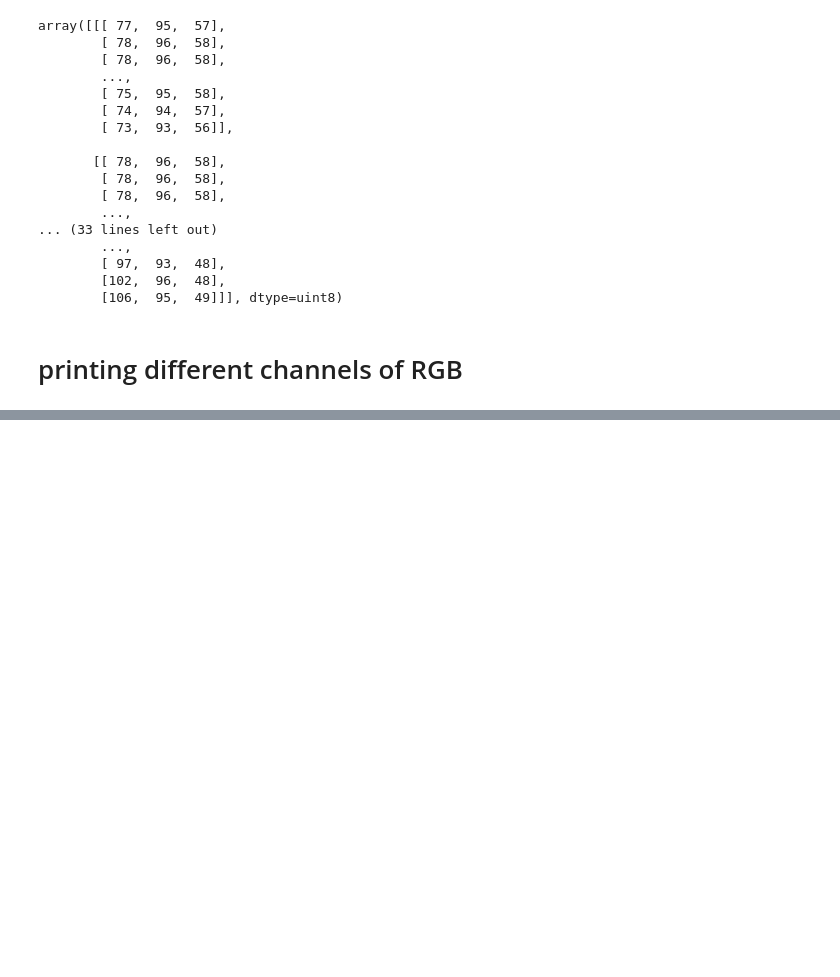
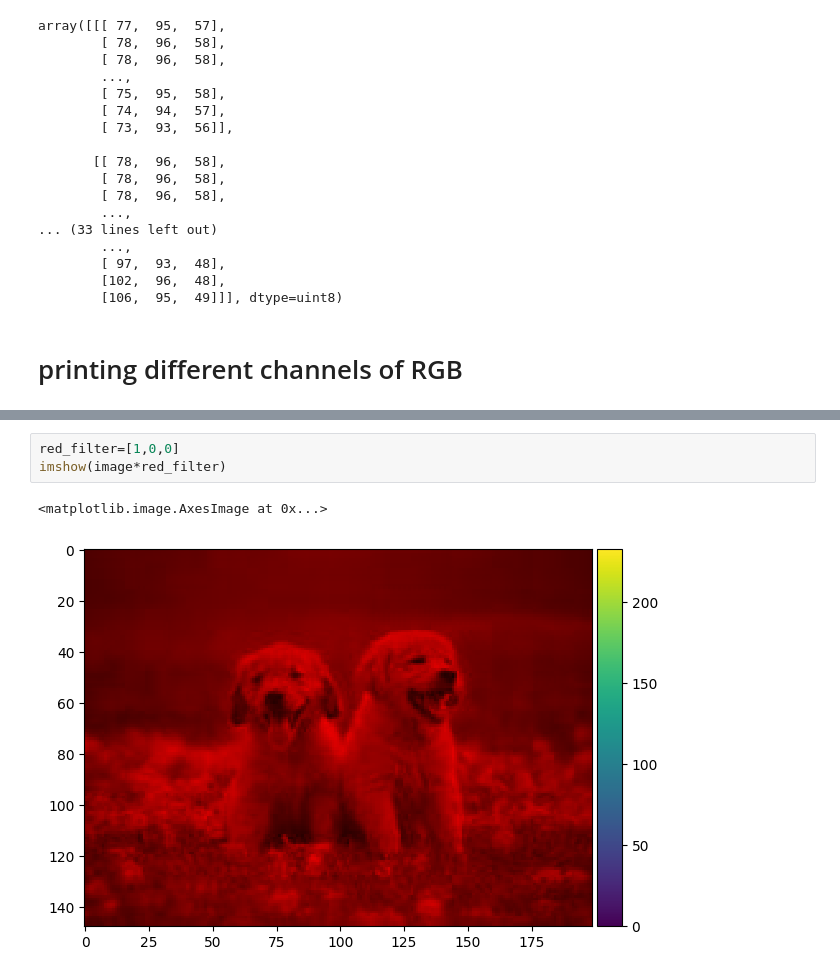
Before and after one commit to meghana507/ai-ml-practice-project, a Jupyter notebook: Reading_and_stacking_images.ipynb, the cells around one changed output, grey strips where cells are left out. Saved outputs shown, nothing was run; the diff lists cells and outputs as text; blank space fills up the shorter version.

```diff
--- a/Reading_and_stacking_images.ipynb
+++ b/Reading_and_stacking_images.ipynb
@@ -79,0 +85,6 @@ array([[[ 77,  95,  57],
+# %%
+red_filter=[1,0,0]
+imshow(image*red_filter)
+# %% [output]
+<matplotlib.image.AxesImage at 0x...>
+[figure, added]
```
Also changed, not shown: parts of 6 cells of this notebook.
